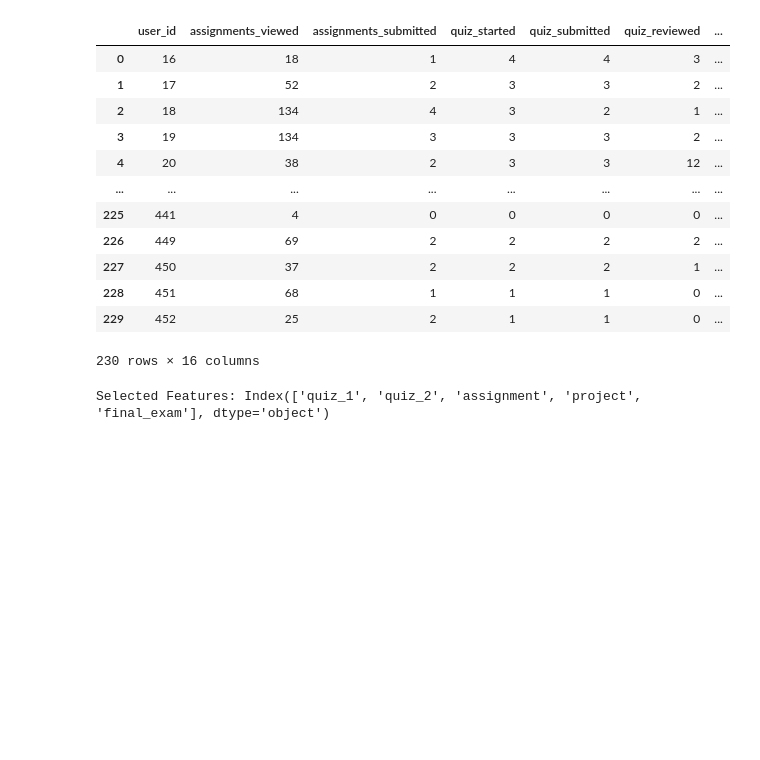
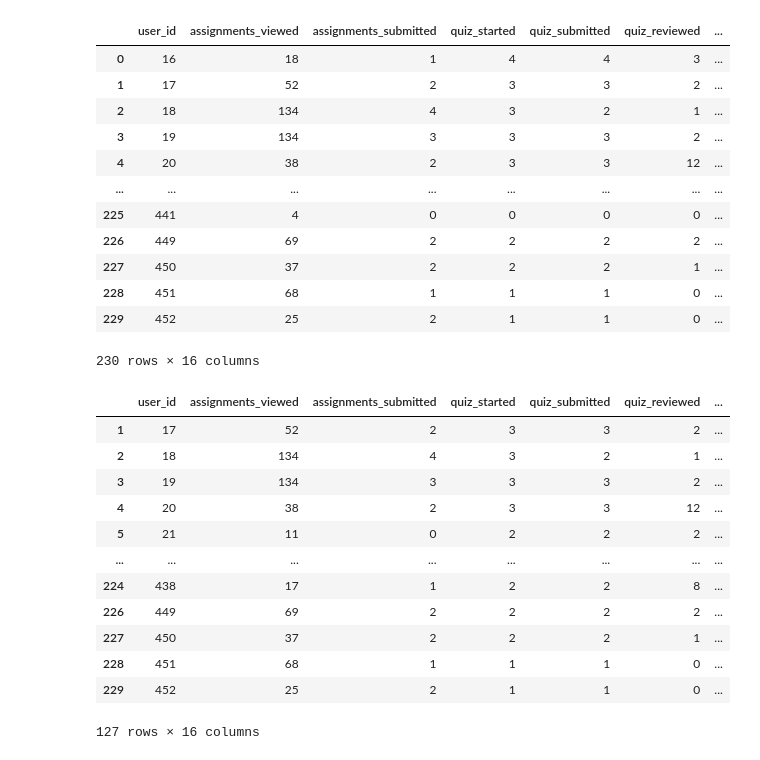
Before and after one commit to NgureGlo/SPP_Model, a Jupyter notebook: SPP - Support Vector Machine.ipynb, the cells around one changed output. Cells and saved outputs as stored; diff of their text form; code cells hidden in the pictures; blank space fills up the shorter version.

```diff
--- a/SPP - Support Vector Machine.ipynb
+++ b/SPP - Support Vector Machine.ipynb
@@ -29,6 +29,25 @@ data
 | 228 | 451 | 68 | 1 | 1 | 1 | 0 | ... |
 | 229 | 452 | 25 | 2 | 1 | 1 | 0 | ... |
 230 rows × 16 columns
+# %%
+# Removing rows that contain 0 in the final_exam score
+
+data = data[data['final_exam'] != 0]
+data
+# %% [output]
+|  | user_id | assignments_viewed | assignments_submitted | quiz_started | quiz_submitted | quiz_reviewed | ... |
+| 1 | 17 | 52 | 2 | 3 | 3 | 2 | ... |
+| 2 | 18 | 134 | 4 | 3 | 2 | 1 | ... |
+| 3 | 19 | 134 | 3 | 3 | 3 | 2 | ... |
+| 4 | 20 | 38 | 2 | 3 | 3 | 12 | ... |
+| 5 | 21 | 11 | 0 | 2 | 2 | 2 | ... |
+| ... | ... | ... | ... | ... | ... | ... | ... |
+| 224 | 438 | 17 | 1 | 2 | 2 | 8 | ... |
+| 226 | 449 | 69 | 2 | 2 | 2 | 2 | ... |
+| 227 | 450 | 37 | 2 | 2 | 2 | 1 | ... |
+| 228 | 451 | 68 | 1 | 1 | 1 | 0 | ... |
+| 229 | 452 | 25 | 2 | 1 | 1 | 0 | ... |
+127 rows × 16 columns
 # %%
 # Splitting data into features and target variable
 
@@ -42,17 +61,6 @@ X_scaled = scaler.fit_transform(X)
 # %%
 # Split data into training and testing sets
 X_train, X_test, y_train, y_test = train_test_split(X_scaled, y, test_size=0.2, random_state=42)
-# %%
-# Feature Selection
-# Using recursive feature elimination to find the significance of each feature
-
-estimator = SVR(kernel="linear")
-selector = RFE(estimator, n_features_to_select=5, step=1)
-selector = selector.fit(X_train, y_train)
-selected_features = X.columns[selector.support_]
-print("Selected Features:", selected_features)
-# %% [output]
-Selected Features: Index(['quiz_1', 'quiz_2', 'assignment', 'project', 'final_exam'], dtype='object')
 # %%
 # Model Training
 
```
Also changed, not shown: parts of 10 cells of this notebook, 7 other files.
